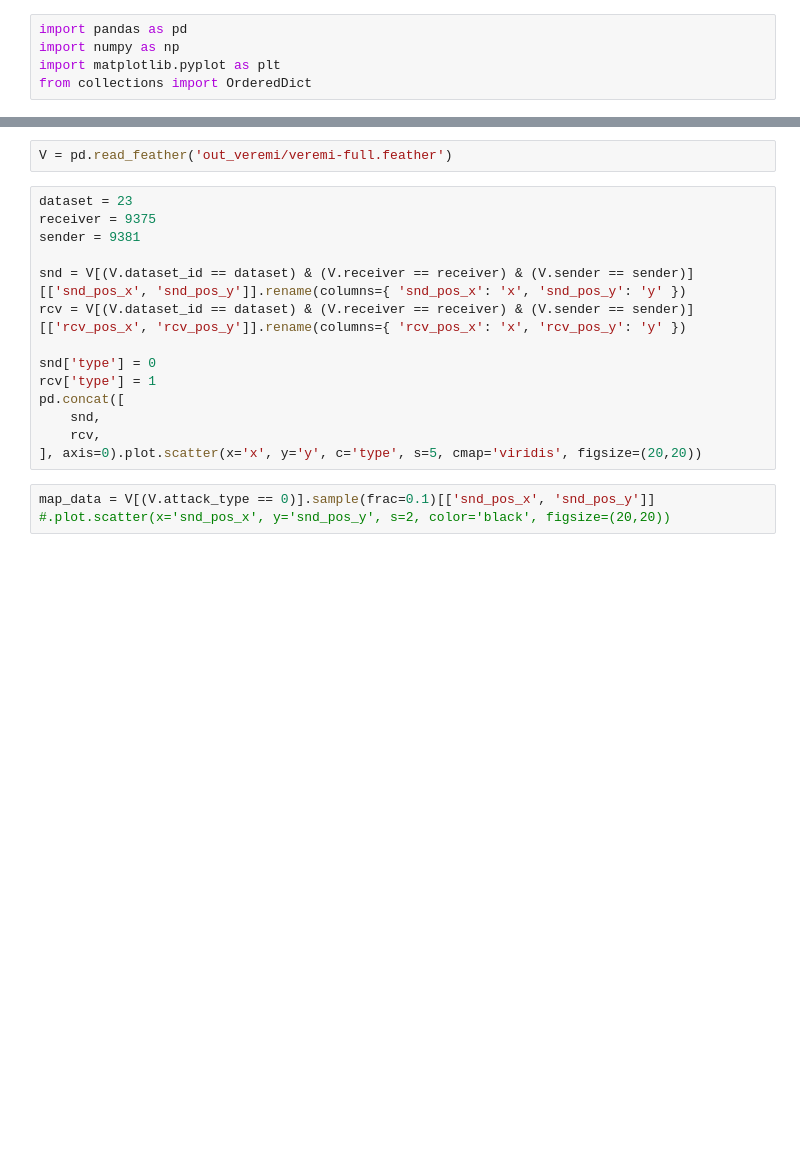
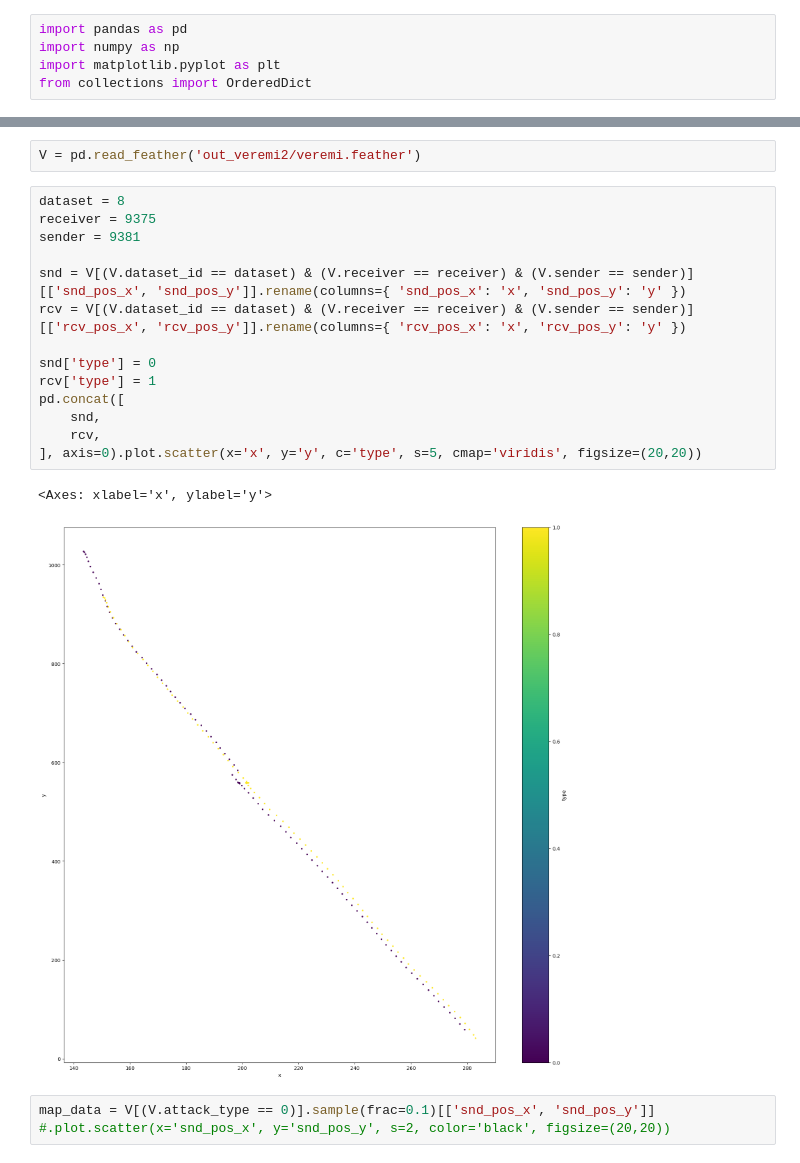
Before and after one commit to imperial-qore/TranAD, a Jupyter notebook: veremi/generate-graphics.ipynb, the cells around one changed output, grey strips where cells are left out. Drawn from its saved outputs; the diff is of its cells as text; blank space fills up the shorter version.

```diff
--- a/veremi/generate-graphics.ipynb
+++ b/veremi/generate-graphics.ipynb
@@ -48,19 +48,22 @@ dataset = OrderedDict([('DelayedMessages_0709', 0),
 # %%
-V = pd.read_feather('out_veremi/veremi-full.feather')
+V = pd.read_feather('out_veremi2/veremi.feather')
 # %%
-dataset = 23
+dataset = 8
 receiver = 9375
 sender = 9381
 
 snd = V[(V.dataset_id == dataset) & (V.receiver == receiver) & (V.sender == sender)][['snd_pos_x', 'snd_pos_y']].rename(columns={ 'snd_pos_x': 'x', 'snd_pos_y': 'y' })
 rcv = V[(V.dataset_id == dataset) & (V.receiver == receiver) & (V.sender == sender)][['rcv_pos_x', 'rcv_pos_y']].rename(columns={ 'rcv_pos_x': 'x', 'rcv_pos_y': 'y' })
 
 snd['type'] = 0
 rcv['type'] = 1
 pd.concat([
     snd,
     rcv,
 ], axis=0).plot.scatter(x='x', y='y', c='type', s=5, cmap='viridis', figsize=(20,20))
+# %% [output]
+<Axes: xlabel='x', ylabel='y'>
+[figure, added]
 # %%
 map_data = V[(V.attack_type == 0)].sample(frac=0.1)[['snd_pos_x', 'snd_pos_y']] #.plot.scatter(x='snd_pos_x', y='snd_pos_y', s=2, color='black', figsize=(20,20))
 # %%
```
Also changed, not shown: parts of 2 cells of this notebook, 3 other files.
